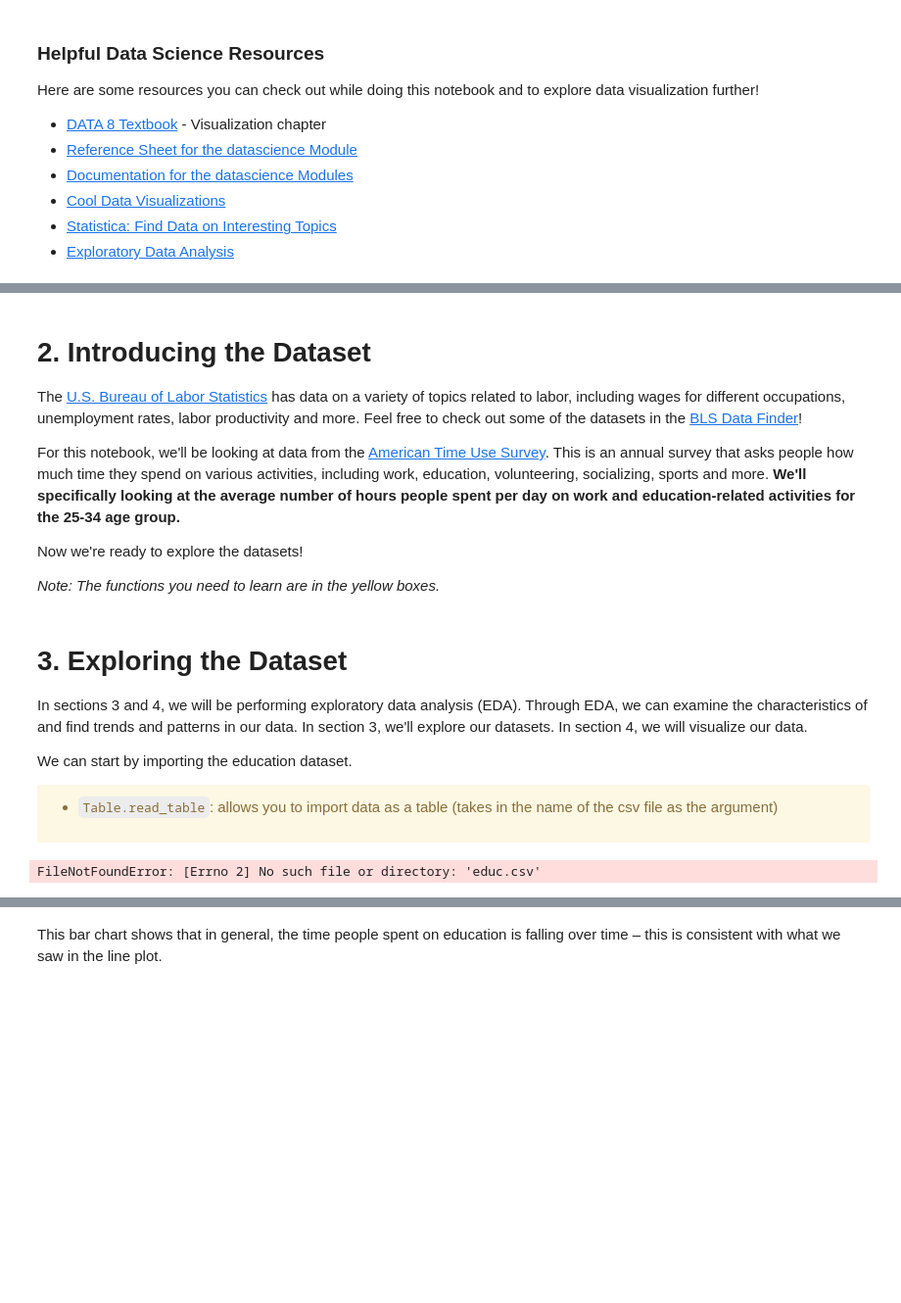
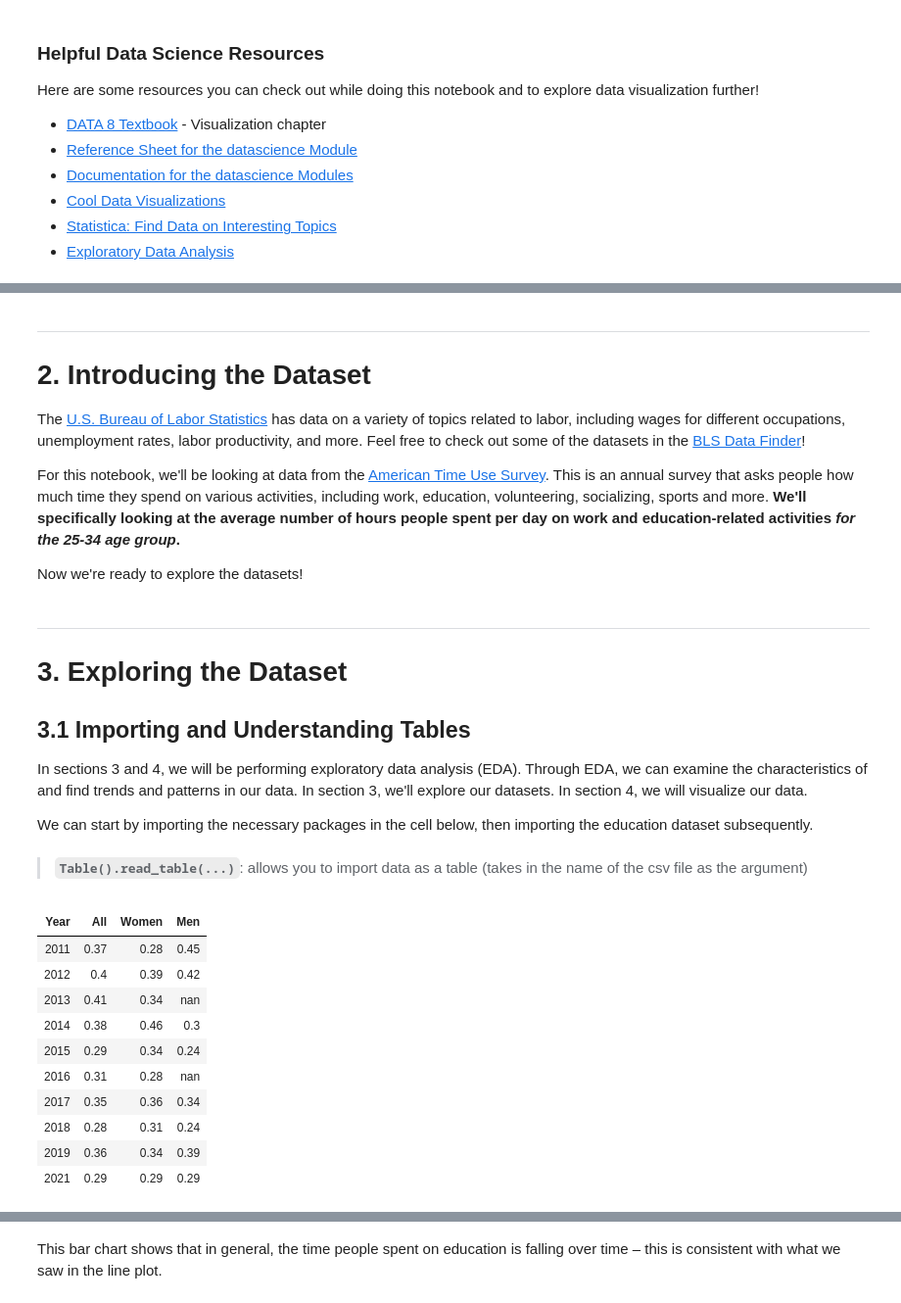
Before and after one commit to ds-modules/PUBPOL-ETHSTD-C164A-SP23, a Jupyter notebook: Introduction to Data Visualization.ipynb, the cells around one changed output, grey strips where cells are left out. Shown at 98% size. Saved outputs shown, nothing was run; the diff lists cells and outputs as text; code cells hidden in the pictures; blank space fills up the shorter version.

```diff
--- a/Introduction to Data Visualization.ipynb
+++ b/Introduction to Data Visualization.ipynb
@@ -72,24 +66,20 @@ Data visualization is a powerful technique that allows us to understand our data
 
 And more! In this notebook, we'll be looking at the visualizations we can use for each of the above purposes. Let's start by looking at our dataset.
 # %% [markdown]
+***
 # 2. Introducing the Dataset
 
-The [U.S. Bureau of Labor Statistics](https://www.bls.gov/) has data on a variety of topics related to labor, including wages for different occupations, unemployment rates, labor productivity and more. Feel free to check out some of the datasets in the [BLS Data Finder](https://www.bls.gov/data/)!
+The [U.S. Bureau of Labor Statistics](https://www.bls.gov/) has data on a variety of topics related to labor, including wages for different occupations, unemployment rates, labor productivity, and more. Feel free to check out some of the datasets in the [BLS Data Finder](https://www.bls.gov/data/)!
 
-For this notebook, we'll be looking at data from the [American Time Use Survey](https://data.bls.gov/PDQWeb/tu). This is an annual survey that asks people how much time they spend on various activities, including work, education, volunteering, socializing, sports and more. **We'll specifically looking at the average number of hours people spent per day on work and education-related activities for the 25-34 age group.**
+For this notebook, we'll be looking at data from the [American Time Use Survey](https://data.bls.gov/PDQWeb/tu). This is an annual survey that asks people how much time they spend on various activities, including work, education, volunteering, socializing, sports and more. **We'll specifically looking at the average number of hours people spent per day on work and education-related activities *for the 25-34 age group*.**
 
 Now we're ready to explore the datasets!
-
-*Note: The functions you need to learn are in the yellow boxes.*
 # %% [markdown]
+***
 # 3. Exploring the Dataset
+
+## 3.1 Importing and Understanding Tables
 
 In sections 3 and 4, we will be performing exploratory data analysis (EDA). Through EDA, we can examine the characteristics of and find trends and patterns in our data. In section 3, we'll explore our datasets. In section 4, we will visualize our data.
 
-We can start by importing the education dataset.
-
-<div class="alert alert-warning">
-
-- `Table.read_table`: allows you to import data as a table (takes in the name of the csv file as the argument)
-
-</div>
+We can start by importing the necessary packages in the cell below, then importing the education dataset subsequently.
@@ -96,6 +97,18 @@ We can start by importing the education dataset.
+# %% [markdown]
+> **`Table().read_table(...)`**: allows you to import data as a table (takes in the name of the csv file as the argument)
 # %%
-educ = Table.read_table("educ.csv")
+educ = Table().read_table("Data/educ.csv")
 educ
 # %% [output]
-FileNotFoundError: [Errno 2] No such file or directory: 'educ.csv'
+| Year | All | Women | Men |
+| 2011 | 0.37 | 0.28 | 0.45 |
+| 2012 | 0.4 | 0.39 | 0.42 |
+| 2013 | 0.41 | 0.34 | nan |
+| 2014 | 0.38 | 0.46 | 0.3 |
+| 2015 | 0.29 | 0.34 | 0.24 |
+| 2016 | 0.31 | 0.28 | nan |
+| 2017 | 0.35 | 0.36 | 0.34 |
+| 2018 | 0.28 | 0.31 | 0.24 |
+| 2019 | 0.36 | 0.34 | 0.39 |
+| 2021 | 0.29 | 0.29 | 0.29 |
 # %% [markdown]
```
Also changed, not shown: parts of 81 cells of this notebook, 2 other files.
